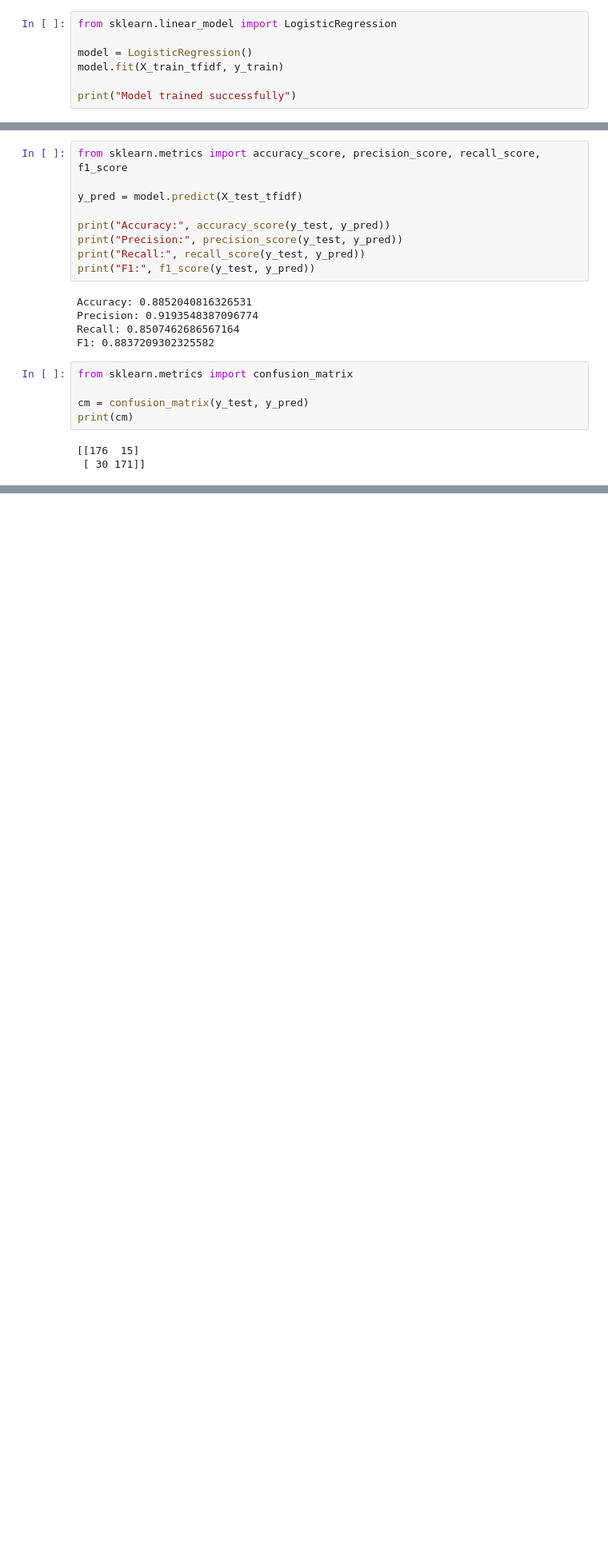
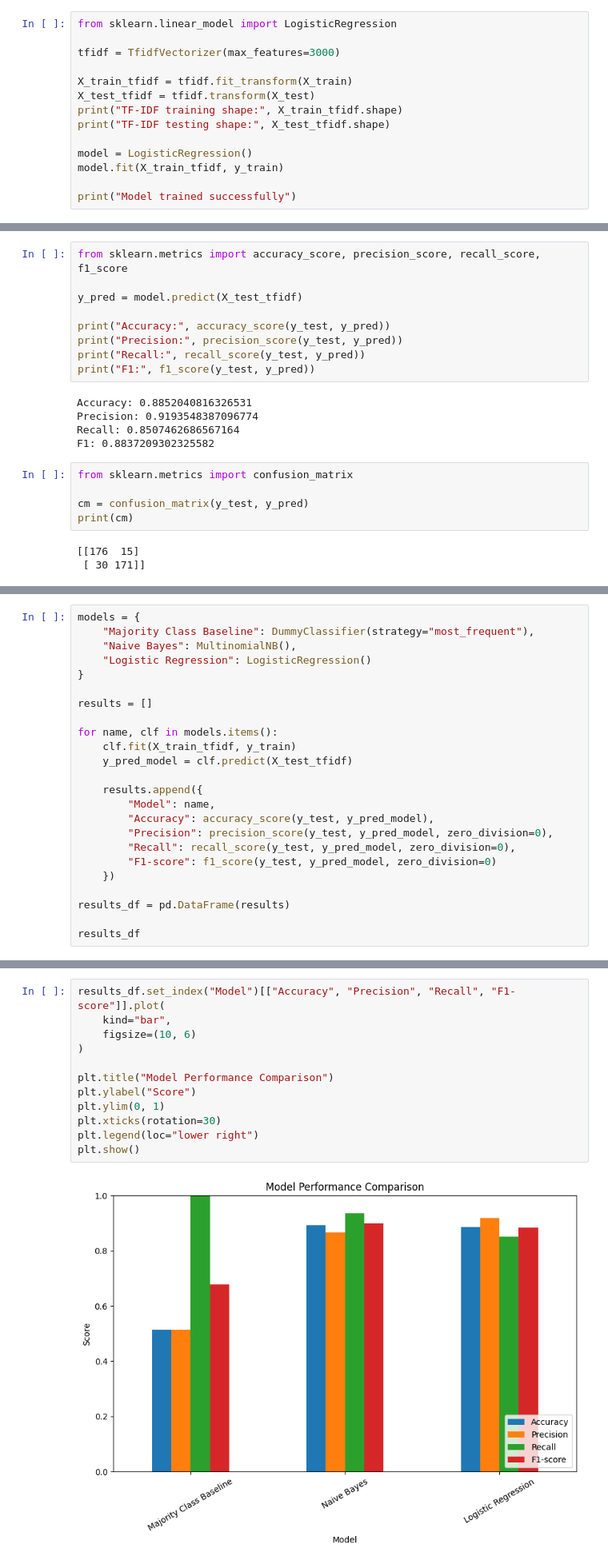
Before and after one commit to FarsiKayvon/youtube-spam-detection, a Jupyter notebook: dsFinal.ipynb, the cells around one changed output, grey strips where cells are left out. Shown at 80% size. Saved outputs shown, nothing was run; the diff lists cells and outputs as text; blank space fills up the shorter version.

```diff
--- a/dsFinal.ipynb
+++ b/dsFinal.ipynb
@@ -78,6 +82,13 @@ X_train, X_test, y_train, y_test = train_test_split(
 )
 # %%
 from sklearn.linear_model import LogisticRegression
+
+tfidf = TfidfVectorizer(max_features=3000)
+
+X_train_tfidf = tfidf.fit_transform(X_train)
+X_test_tfidf = tfidf.transform(X_test)
+print("TF-IDF training shape:", X_train_tfidf.shape)
+print("TF-IDF testing shape:", X_test_tfidf.shape)
 
 model = LogisticRegression()
 model.fit(X_train_tfidf, y_train)
@@ -121 +133,25 @@ Matplotlib is building the font cache; this may take a moment.
 [figure]
+# %%
+models = {
+    "Majority Class Baseline": DummyClassifier(strategy="most_frequent"),
+    "Naive Bayes": MultinomialNB(),
+    "Logistic Regression": LogisticRegression()
+}
+
+results = []
+
+for name, clf in models.items():
+    clf.fit(X_train_tfidf, y_train)
+    y_pred_model = clf.predict(X_test_tfidf)
+
+    results.append({
+        "Model": name,
+        "Accuracy": accuracy_score(y_test, y_pred_model),
+        "Precision": precision_score(y_test, y_pred_model, zero_division=0),
+        "Recall": recall_score(y_test, y_pred_model, zero_division=0),
+        "F1-score": f1_score(y_test, y_pred_model, zero_division=0)
+    })
+
+results_df = pd.DataFrame(results)
+
+results_df
@@ -121,0 +163,14 @@ Matplotlib is building the font cache; this may take a moment.
+# %%
+results_df.set_index("Model")[["Accuracy", "Precision", "Recall", "F1-score"]].plot(
+    kind="bar",
+    figsize=(10, 6)
+)
+
+plt.title("Model Performance Comparison")
+plt.ylabel("Score")
+plt.ylim(0, 1)
+plt.xticks(rotation=30)
+plt.legend(loc="lower right")
+plt.show()
+# %% [output]
+[figure, added]
```
Also changed, not shown: parts of 11 cells of this notebook.
